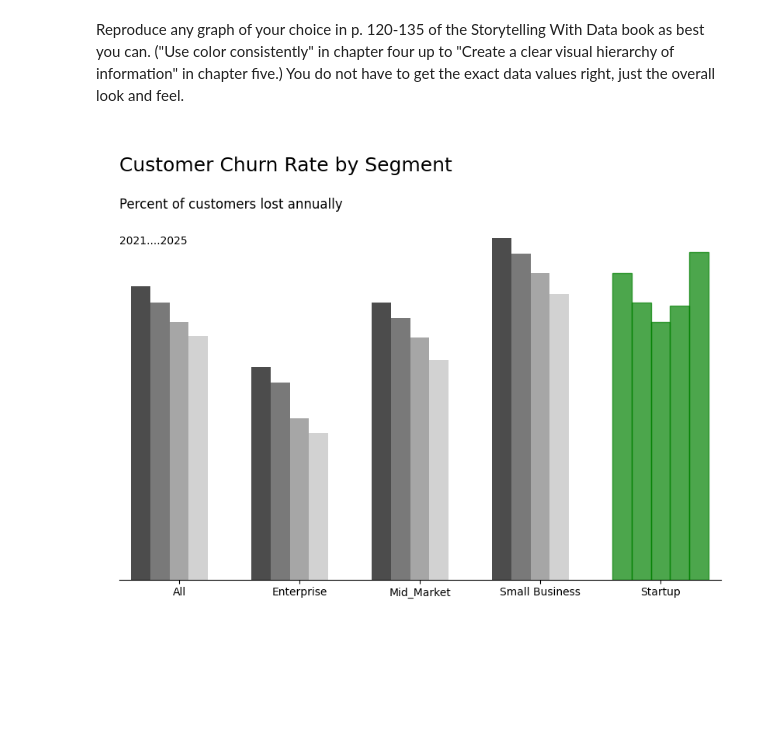
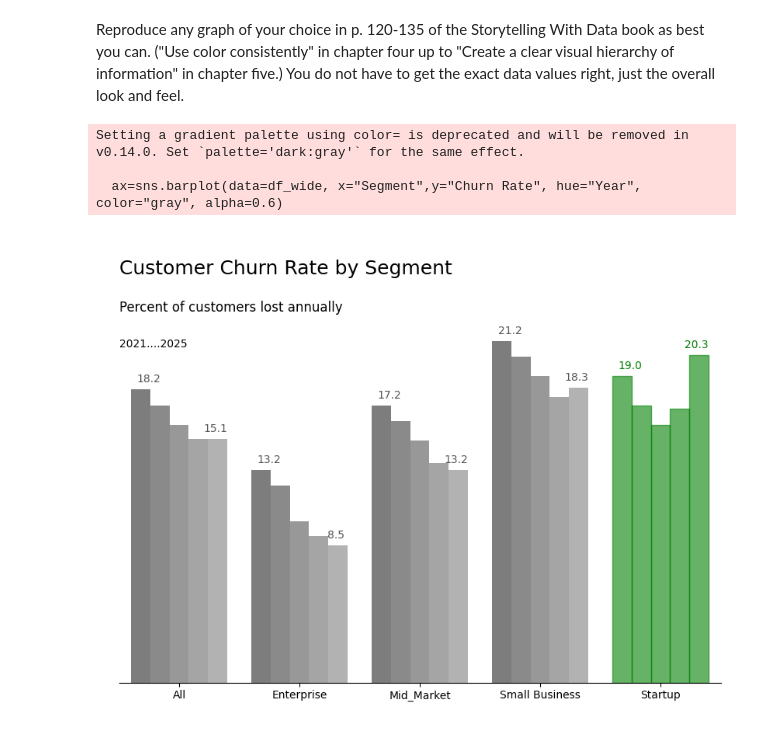
Before and after one commit to Jbaner/Module-B-semester-2, a Jupyter notebook: Week8.ipynb, the cells around one changed output. Cells and saved outputs as stored; diff of their text form; code cells hidden in the pictures; blank space fills up the shorter version.

```diff
--- a/Week8.ipynb
+++ b/Week8.ipynb
@@ -435,32 +435,52 @@ df_wide=df_churn.melt(id_vars="Year",var_name="Segment",value_name="Churn Rate")
 #print(df_wide)
 
 plt.figure(figsize=(10,6))
-ax=sns.barplot(data=df_wide, x="Segment",y="Churn Rate", hue="Year", palette="gray",alpha=0.7)
+ax=sns.barplot(data=df_wide, x="Segment",y="Churn Rate", hue="Year", color="gray", alpha=0.6)
 
 #color startup to green as shown in the book
 for bar in ax.patches:
   x=bar.get_x()+bar.get_width()/2
   label= ax.get_xticklabels()[int(round(x))].get_text() #check the label text and store in the variable
   if label == "Startup":
     bar.set_color("green")
 
 plt.legend().remove()
 
 #to remove the spines as shown in the book
 ax.spines["right"].set_visible(False)
 ax.spines["left"].set_visible(False)
 ax.spines["top"].set_visible(False)
 
 #to remove the y ticks as shown in the book
 ax.yaxis.set_ticks([])
 
 #to remove x and y label as shown in the book
 plt.ylabel(" " )
 plt.xlabel(" " )
 
+#add values for start and end bars by segment as shown in the book
+for segment in df_wide["Segment"].unique():
+  df_seg= df_wide[df_wide["Segment"]== segment]
+  for year in [2021,2025]:
+    row=df_seg[df_seg["Year"]==year].iloc[0]
+    height= row["Churn Rate"]
+    x_pos= list(df_wide["Segment"].unique()).index(segment)
+    p= (-0.25 if year == 2021 else 0.3)
+    color= "green" if segment=="Startup" else "#555555"
+    ax.text(x_pos + p,
+            height + 0.3,
+            f"{height:.1f}",
+            ha="center",
+            va="bottom",
+            fontsize=10,
+            color=color)
+
 plt.title("\nCustomer Churn Rate by Segment\n\n", loc="left", fontsize=18)
 ax.text(-0.5,22,"\nPercent of customers lost annually\n", color="black", fontsize=12)
 ax.text(-0.5,20,"\n2021....2025\n", color="black", fontsize=10)
 plt.show()
 # %% [output]
+Setting a gradient palette using color= is deprecated and will be removed in v0.14.0. Set `palette='dark:gray'` for the same effect.
+
+  ax=sns.barplot(data=df_wide, x="Segment",y="Churn Rate", hue="Year", color="gray", alpha=0.6)
-[figure, old version]
+[figure, new version]
```
